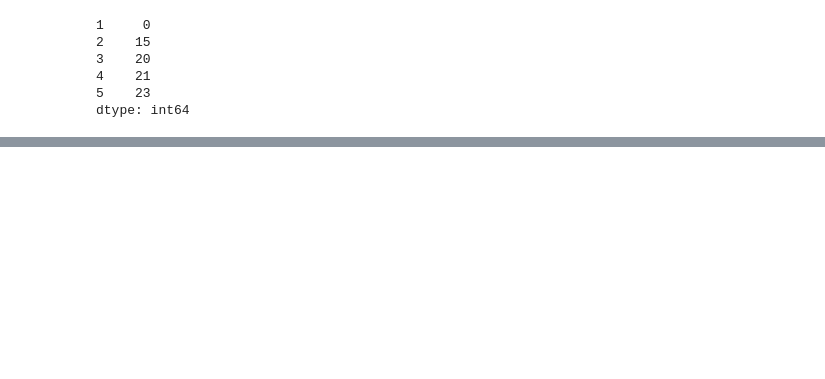
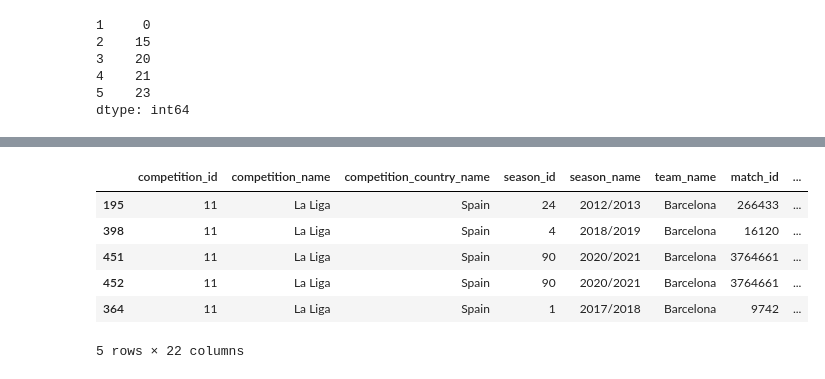
Before and after one commit to Bernacho/messi-on-this-day-bot, a Jupyter notebook: find_messi_goals.ipynb, the cells around one changed output, grey strips where cells are left out. Cells and saved outputs as stored; diff of their text form; code cells hidden in the pictures; blank space fills up the shorter version.

Commit message:
Goal view plot

```diff
--- a/find_messi_goals.ipynb
+++ b/find_messi_goals.ipynb
@@ -181 +200,20 @@ df_messi_goals.sample(5)
+# %%
+# df_messi_goals['goal_datetime'] = pd.to_datetime(df_messi_goals.goal_datetime).apply(lambda x: x.replace(year=today.year)).dt.floor("min")
+# df_messi_goals['goal_datetime'] = pd.to_datetime(df_messi_goals.goal_datetime)
+df_messi_goals['goal_datetime_new'] = df_messi_goals['goal_datetime'].apply(lambda x: x.replace(year=datetime.now().year))
+df_messi_goals['time'] = df_messi_goals.goal_datetime.dt.time
+# df_messi_goals['goal_datetime_new'] = df_messi_goals['goal_datetime_new'].dt.floor("min")
+df_messi_goals.sort_values(['goal_datetime_new','time'],inplace=True)
+df_messi_goals['prev_goal_datetime'] = df_messi_goals.goal_datetime_new.shift(1).fillna(df_messi_goals.goal_datetime_new.iloc[-1].replace(year=datetime.now().year-1))
+df_messi_goals['wait_sec'] = (df_messi_goals['goal_datetime_new'] - df_messi_goals['prev_goal_datetime']).dt.total_seconds()
+# %%
+df_messi_goals.head()
+# %% [output]
+|  | competition_id | competition_name | competition_country_name | season_id | season_name | team_name | match_id | ... |
+| 195 | 11 | La Liga | Spain | 24 | 2012/2013 | Barcelona | 266433 | ... |
+| 398 | 11 | La Liga | Spain | 4 | 2018/2019 | Barcelona | 16120 | ... |
+| 451 | 11 | La Liga | Spain | 90 | 2020/2021 | Barcelona | 3764661 | ... |
+| 452 | 11 | La Liga | Spain | 90 | 2020/2021 | Barcelona | 3764661 | ... |
+| 364 | 11 | La Liga | Spain | 1 | 2017/2018 | Barcelona | 9742 | ... |
+5 rows × 22 columns
 # %%
```
Also changed, not shown: parts of 12 cells of this notebook, 8 other files.
